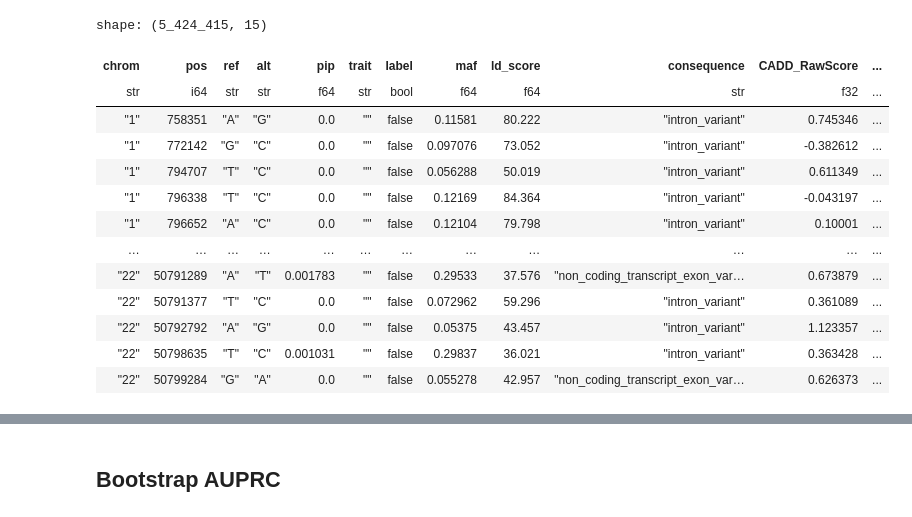
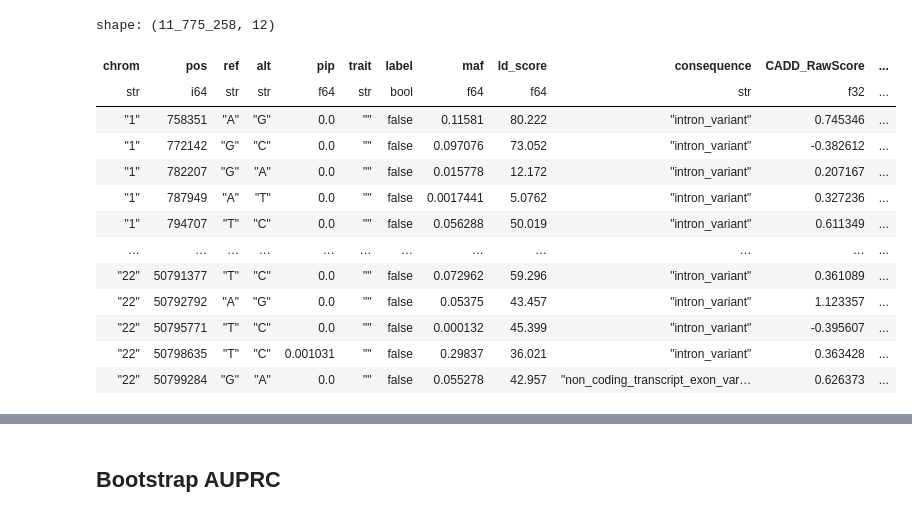
Before and after one commit to minjaf/TraitGym, a Jupyter notebook: workflow/notebooks/exploring_metrics.ipynb, the cells around one changed output, grey strips where cells are left out. Cells and saved outputs as stored; diff of their text form; code cells hidden in the pictures.

```diff
--- a/workflow/notebooks/exploring_metrics.ipynb
+++ b/workflow/notebooks/exploring_metrics.ipynb
@@ -42,47 +35,39 @@ subset_renaming = {
 # %%
 #dataset = "mendelian_traits_all"
 dataset = "complex_traits_all"
-#subset = "all"
+subset = "all"
 
-#subset = "maf_0.00_0.05"
-subset = "maf_0.05_0.50"
-
-#subset = "maf_0.0_0.1"
-#subset = "maf_0.1_0.2"
-#subset = "maf_0.2_0.3"
-#subset = "maf_0.3_0.4"
-#subset = "maf_0.4_0.5"
 
 features = [
     "CADD",
-    "GPN-MSA_LLR",
+    #"GPN-MSA_LLR",
     "GPN-MSA_absLLR",
 
-    "GPN_LLR",
-    "GPN_absLLR",
+#    "GPN_LLR",
+#    "GPN_absLLR",
 ]
 
 base_dir = f"../../results/dataset/{dataset}"
 V = pl.read_parquet(f"{base_dir}/test.parquet")
 for feature in features:
     df = pl.read_parquet(f"{base_dir}/features/{feature}.parquet")
     df.columns = [f"{feature}_{col}" for col in df.columns]
     V = pl.concat([V, df], how="horizontal")
 subset_df = pl.read_parquet(f"{base_dir}/subset/{subset}.parquet")
 V = subset_df.join(V, on=["chrom", "pos", "ref", "alt"], how="left")
 V
 # %% [output]
-shape: (5_424_415, 15)
+shape: (11_775_258, 12)
 | chrom | pos | ref | alt | pip | trait | label | maf | ld_score | consequence | CADD_RawScore | ... |
 | str | i64 | str | str | f64 | str | bool | f64 | f64 | str | f32 | ... |
 | "1" | 758351 | "A" | "G" | 0.0 | "" | false | 0.11581 | 80.222 | "intron_variant" | 0.745346 | ... |
 | "1" | 772142 | "G" | "C" | 0.0 | "" | false | 0.097076 | 73.052 | "intron_variant" | -0.382612 | ... |
+| "1" | 782207 | "G" | "A" | 0.0 | "" | false | 0.015778 | 12.172 | "intron_variant" | 0.207167 | ... |
+| "1" | 787949 | "A" | "T" | 0.0 | "" | false | 0.0017441 | 5.0762 | "intron_variant" | 0.327236 | ... |
 | "1" | 794707 | "T" | "C" | 0.0 | "" | false | 0.056288 | 50.019 | "intron_variant" | 0.611349 | ... |
-| "1" | 796338 | "T" | "C" | 0.0 | "" | false | 0.12169 | 84.364 | "intron_variant" | -0.043197 | ... |
-| "1" | 796652 | "A" | "C" | 0.0 | "" | false | 0.12104 | 79.798 | "intron_variant" | 0.10001 | ... |
 | … | … | … | … | … | … | … | … | … | … | … | ... |
-| "22" | 50791289 | "A" | "T" | 0.001783 | "" | false | 0.29533 | 37.576 | "non_coding_transcript_exon_var… | 0.673879 | ... |
 | "22" | 50791377 | "T" | "C" | 0.0 | "" | false | 0.072962 | 59.296 | "intron_variant" | 0.361089 | ... |
 | "22" | 50792792 | "A" | "G" | 0.0 | "" | false | 0.05375 | 43.457 | "intron_variant" | 1.123357 | ... |
+| "22" | 50795771 | "T" | "C" | 0.0 | "" | false | 0.000132 | 45.399 | "intron_variant" | -0.395607 | ... |
 | "22" | 50798635 | "T" | "C" | 0.001031 | "" | false | 0.29837 | 36.021 | "intron_variant" | 0.363428 | ... |
 | "22" | 50799284 | "G" | "A" | 0.0 | "" | false | 0.055278 | 42.957 | "non_coding_transcript_exon_var… | 0.626373 | ... |
```
Also changed, not shown: parts of 24 cells of this notebook, 3 other files.
